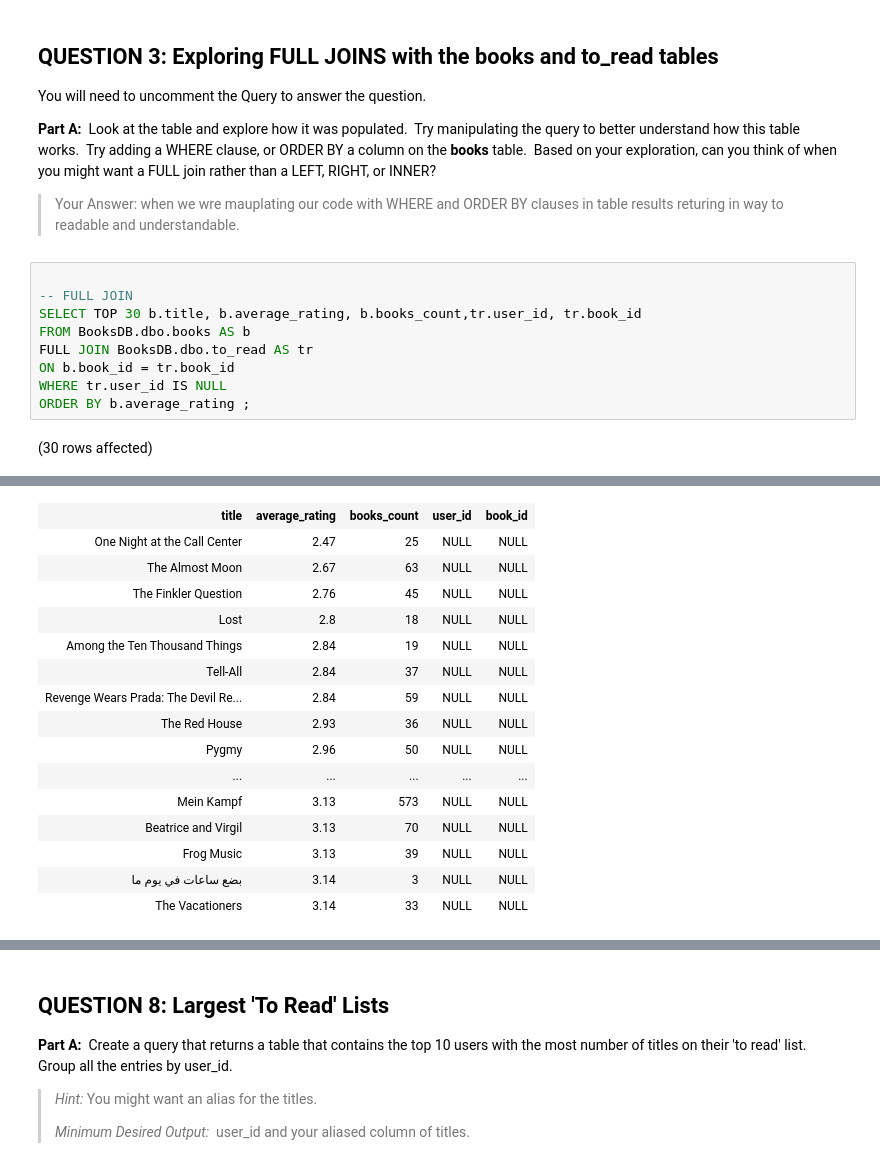
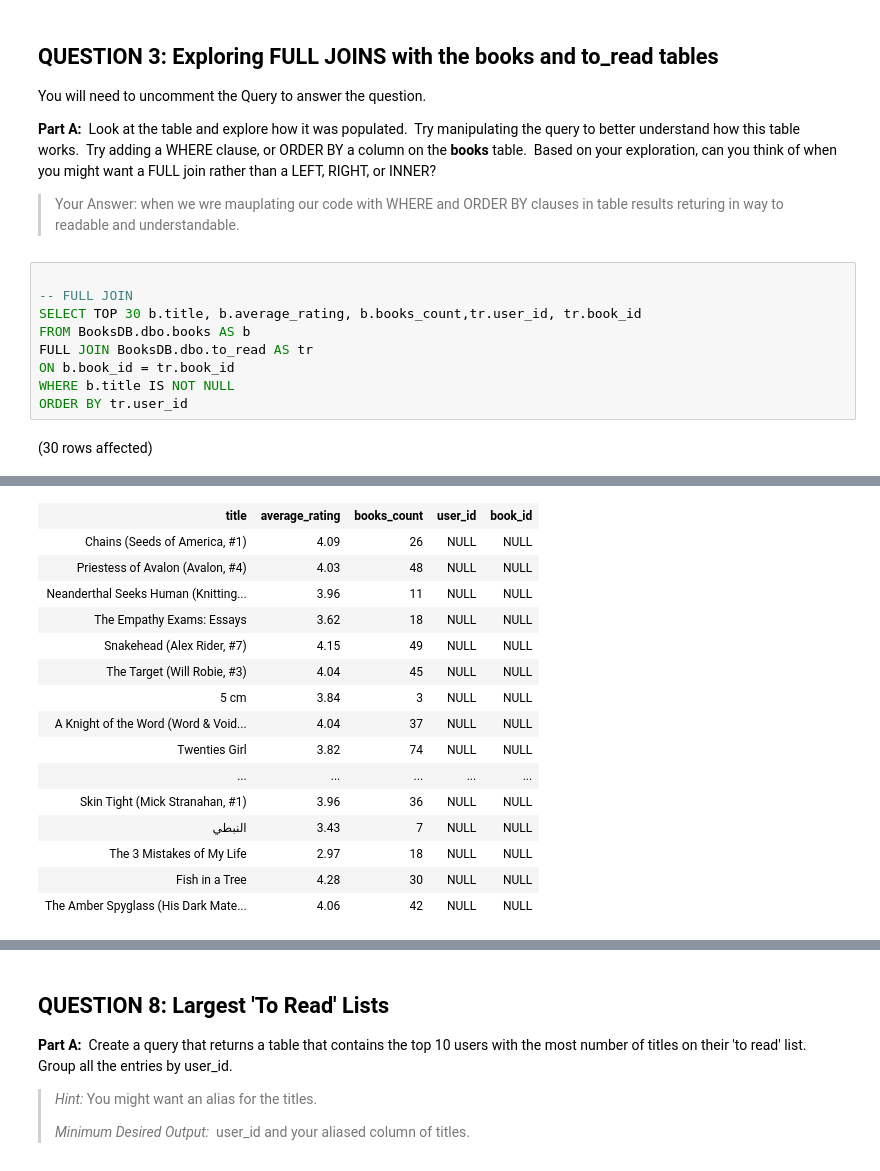
Before and after one commit to souji1991/SQL-Part-3-Exercises, a Jupyter notebook: SQL-Part-3-Exercises/Notebook-1.ipynb, the cells around one changed output, grey strips where cells are left out. Cells and saved outputs as stored; diff of their text form.

```diff
--- a/SQL-Part-3-Exercises/Notebook-1.ipynb
+++ b/SQL-Part-3-Exercises/Notebook-1.ipynb
@@ -129,7 +129,7 @@ SELECT TOP 30 b.title, b.average_rating, b.books_count,tr.user_id, tr.book_id
 FROM BooksDB.dbo.books AS b
 FULL JOIN BooksDB.dbo.to_read AS tr
 ON b.book_id = tr.book_id
-WHERE tr.user_id IS NULL
-ORDER BY b.average_rating ;
+WHERE b.title IS NOT NULL
+ORDER BY tr.user_id
 # %% [output]
 (30 rows affected)
@@ -137,17 +137,17 @@ Total execution time: 00:00:00.208
 | title | average_rating | books_count | user_id | book_id |
-| One Night at the Call Center | 2.47 | 25 | NULL | NULL |
-| The Almost Moon | 2.67 | 63 | NULL | NULL |
-| The Finkler Question | 2.76 | 45 | NULL | NULL |
-| Lost | 2.8 | 18 | NULL | NULL |
-| Among the Ten Thousand Things | 2.84 | 19 | NULL | NULL |
-| Tell-All | 2.84 | 37 | NULL | NULL |
-| Revenge Wears Prada: The Devil Re... | 2.84 | 59 | NULL | NULL |
-| The Red House | 2.93 | 36 | NULL | NULL |
-| Pygmy | 2.96 | 50 | NULL | NULL |
+| Chains (Seeds of America, #1) | 4.09 | 26 | NULL | NULL |
+| Priestess of Avalon (Avalon, #4) | 4.03 | 48 | NULL | NULL |
+| Neanderthal Seeks Human (Knitting... | 3.96 | 11 | NULL | NULL |
+| The Empathy Exams: Essays | 3.62 | 18 | NULL | NULL |
+| Snakehead (Alex Rider, #7) | 4.15 | 49 | NULL | NULL |
+| The Target (Will Robie, #3) | 4.04 | 45 | NULL | NULL |
+| 5 cm | 3.84 | 3 | NULL | NULL |
+| A Knight of the Word (Word & Void... | 4.04 | 37 | NULL | NULL |
+| Twenties Girl | 3.82 | 74 | NULL | NULL |
 | ... | ... | ... | ... | ... |
-| Mein Kampf | 3.13 | 573 | NULL | NULL |
-| Beatrice and Virgil | 3.13 | 70 | NULL | NULL |
-| Frog Music | 3.13 | 39 | NULL | NULL |
-| بضع ساعات في يوم ما | 3.14 | 3 | NULL | NULL |
-| The Vacationers | 3.14 | 33 | NULL | NULL |
+| Skin Tight (Mick Stranahan, #1) | 3.96 | 36 | NULL | NULL |
+| النبطي | 3.43 | 7 | NULL | NULL |
+| The 3 Mistakes of My Life | 2.97 | 18 | NULL | NULL |
+| Fish in a Tree | 4.28 | 30 | NULL | NULL |
+| The Amber Spyglass (His Dark Mate... | 4.06 | 42 | NULL | NULL |
 # %% [markdown]
```
Also changed, not shown: parts of 16 cells of this notebook.
